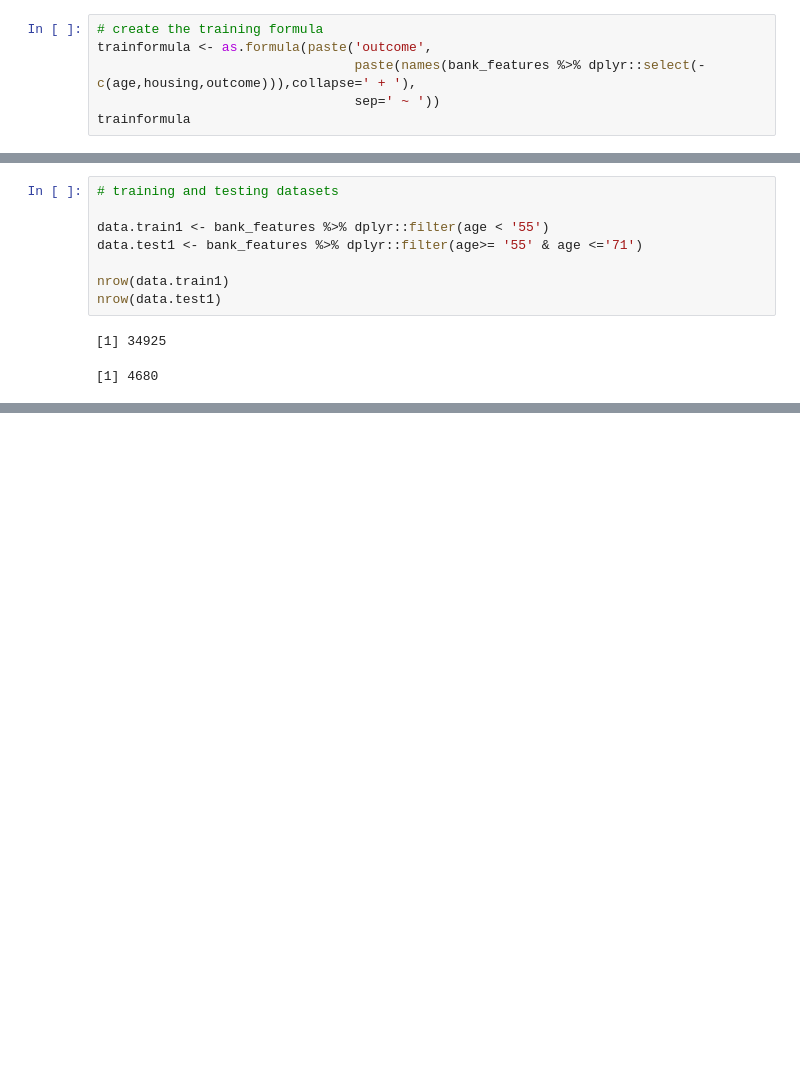
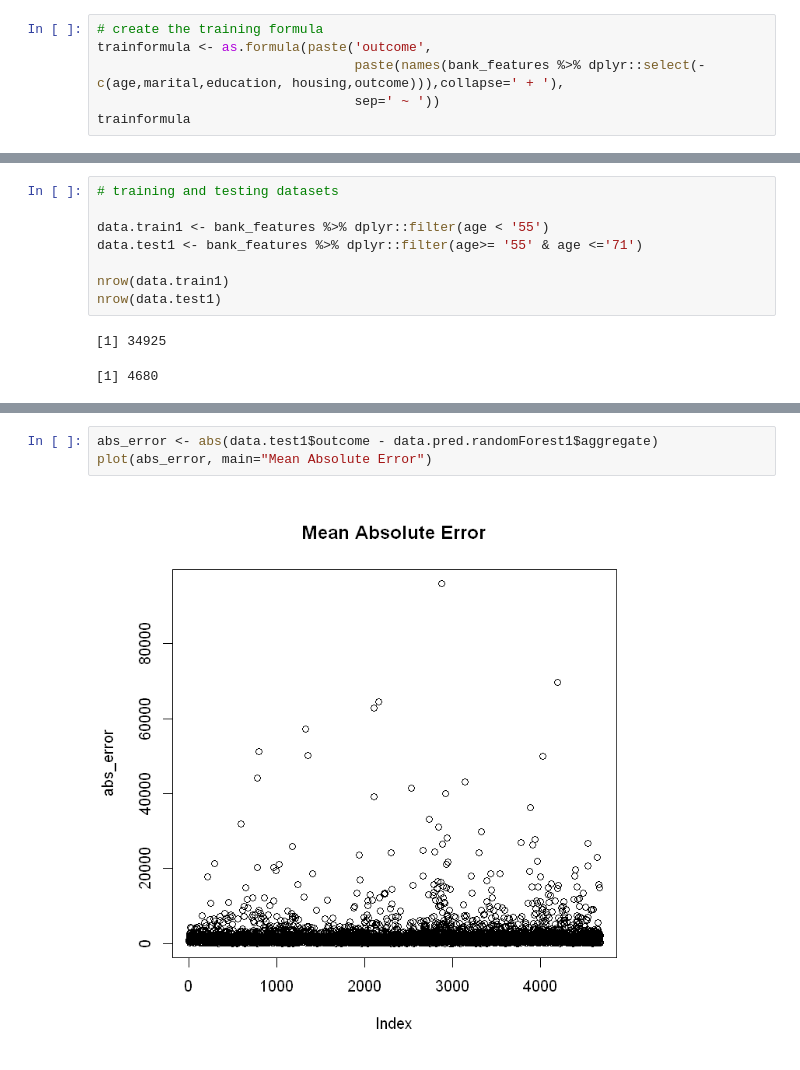
Before and after one commit to lauracarpaciu/Bank_Marketing, a Jupyter notebook: Marketing.ipynb, the cells around one changed output, grey strips where cells are left out. Cells and saved outputs as stored; diff of their text form; blank space fills up the shorter version.

```diff
--- a/Marketing.ipynb
+++ b/Marketing.ipynb
@@ -451,7 +447,7 @@ corrplot(cormatrix, type = "upper", order = "original", tl.col = "black", tl.srt
 # %%
 # create the training formula
 trainformula <- as.formula(paste('outcome',
-                                 paste(names(bank_features %>% dplyr::select(-c(age,housing,outcome))),collapse=' + '),
+                                 paste(names(bank_features %>% dplyr::select(-c(age,marital,education, housing,outcome))),collapse=' + '),
                                  sep=' ~ '))
 trainformula
 # %% [output]
@@ -483,0 +523,5 @@ ERROR: Error in randomForest.default(m, y, ...): NA/NaN/Inf in foreign function
+# %%
+abs_error <- abs(data.test1$outcome - data.pred.randomForest1$aggregate)
+plot(abs_error, main="Mean Absolute Error")
+# %% [output]
+[figure, added]
```
Also changed, not shown: parts of 7 cells of this notebook, 1 other file.
